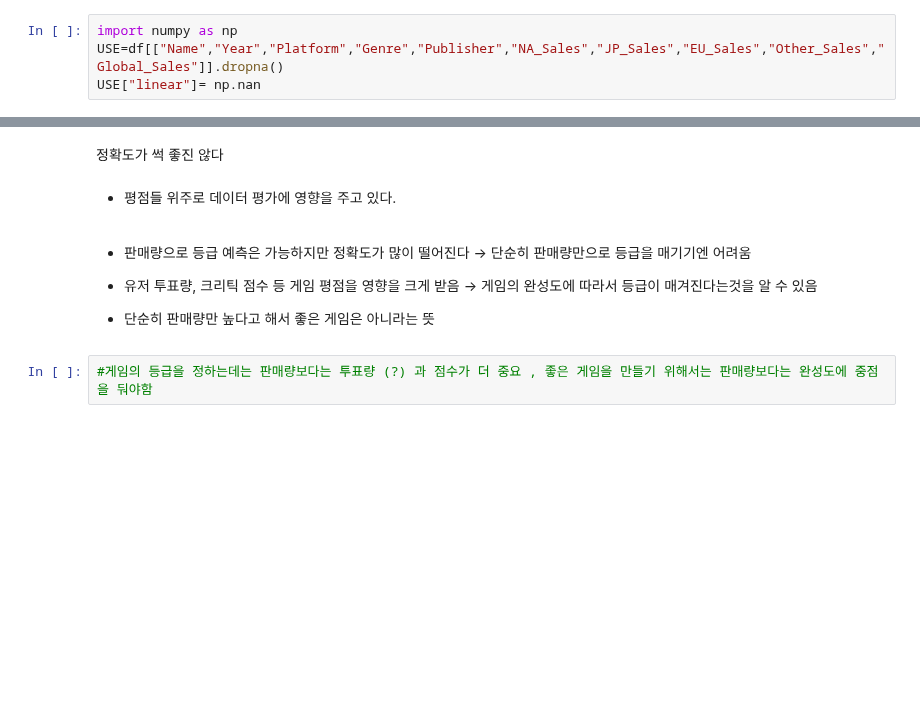
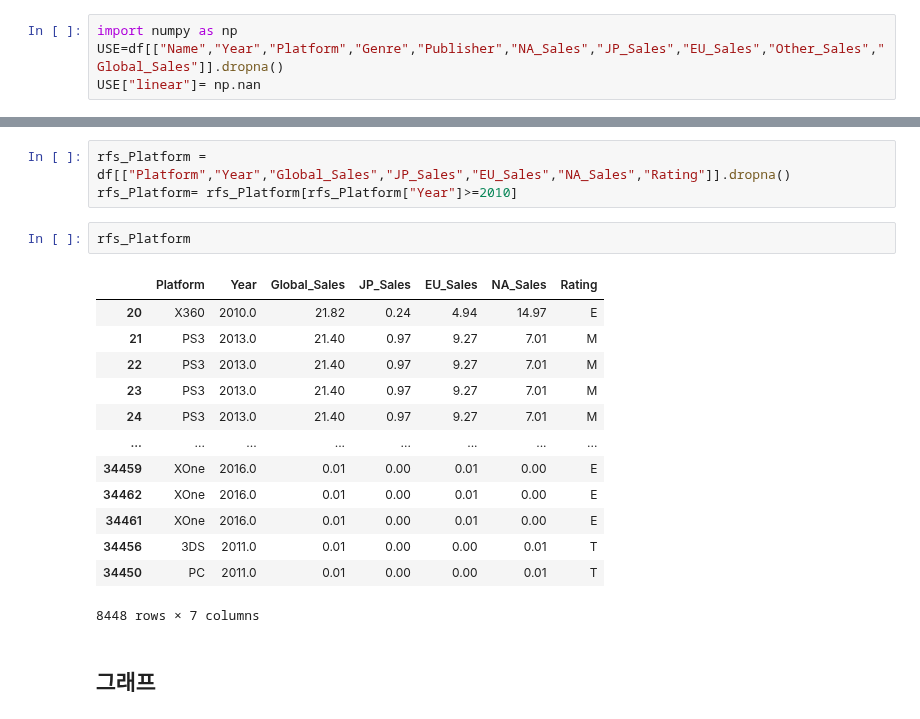
Before and after one commit to Georgia-MAX-holic/Footprints, a Jupyter notebook: PJ/game_sale/New/Game_Sales.ipynb, the cells around one changed output, grey strips where cells are left out. Drawn from its saved outputs; the diff is of its cells as text; blank space fills up the shorter version.

```diff
--- a/PJ/game_sale/New/Game_Sales.ipynb
+++ b/PJ/game_sale/New/Game_Sales.ipynb
@@ -351,12 +372,21 @@ critic(100, SALES ,"Feature Importances SALES")
-# %% [markdown]
-정확도가 썩 좋진 않다
-# %% [markdown]
-- 평점들 위주로 데이터 평가에 영향을 주고 있다.
-# %% [markdown]
-- 판매량으로 등급 예측은 가능하지만 정확도가 많이 떨어진다 -> 단순히 판매량만으로 등급을 매기기엔 어려움
-
-- 유저 투표량, 크리틱 점수 등 게임 평점을 영향을 크게 받음 ->  게임의 완성도에 따라서 등급이 매겨진다는것을 알 수 있음
-
-- 단순히 판매량만 높다고 해서 좋은 게임은 아니라는 뜻
-# %%
-#게임의 등급을 정하는데는 판매량보다는 투표량 (?) 과 점수가 더 중요 , 좋은 게임을 만들기 위해서는 판매량보다는 완성도에 중점을 둬야함
+# %%
+rfs_Platform = df[["Platform","Year","Global_Sales","JP_Sales","EU_Sales","NA_Sales","Rating"]].dropna()
+rfs_Platform= rfs_Platform[rfs_Platform["Year"]>=2010]
+# %%
+rfs_Platform
+# %% [output]
+|  | Platform | Year | Global_Sales | JP_Sales | EU_Sales | NA_Sales | Rating |
+| 20 | X360 | 2010.0 | 21.82 | 0.24 | 4.94 | 14.97 | E |
+| 21 | PS3 | 2013.0 | 21.40 | 0.97 | 9.27 | 7.01 | M |
+| 22 | PS3 | 2013.0 | 21.40 | 0.97 | 9.27 | 7.01 | M |
+| 23 | PS3 | 2013.0 | 21.40 | 0.97 | 9.27 | 7.01 | M |
+| 24 | PS3 | 2013.0 | 21.40 | 0.97 | 9.27 | 7.01 | M |
+| ... | ... | ... | ... | ... | ... | ... | ... |
+| 34459 | XOne | 2016.0 | 0.01 | 0.00 | 0.01 | 0.00 | E |
+| 34462 | XOne | 2016.0 | 0.01 | 0.00 | 0.01 | 0.00 | E |
+| 34461 | XOne | 2016.0 | 0.01 | 0.00 | 0.01 | 0.00 | E |
+| 34456 | 3DS | 2011.0 | 0.01 | 0.00 | 0.00 | 0.01 | T |
+| 34450 | PC | 2011.0 | 0.01 | 0.00 | 0.00 | 0.01 | T |
+8448 rows × 7 columns
+# %% [markdown]
+## 그래프
```
Also changed, not shown: parts of 58 cells of this notebook.
